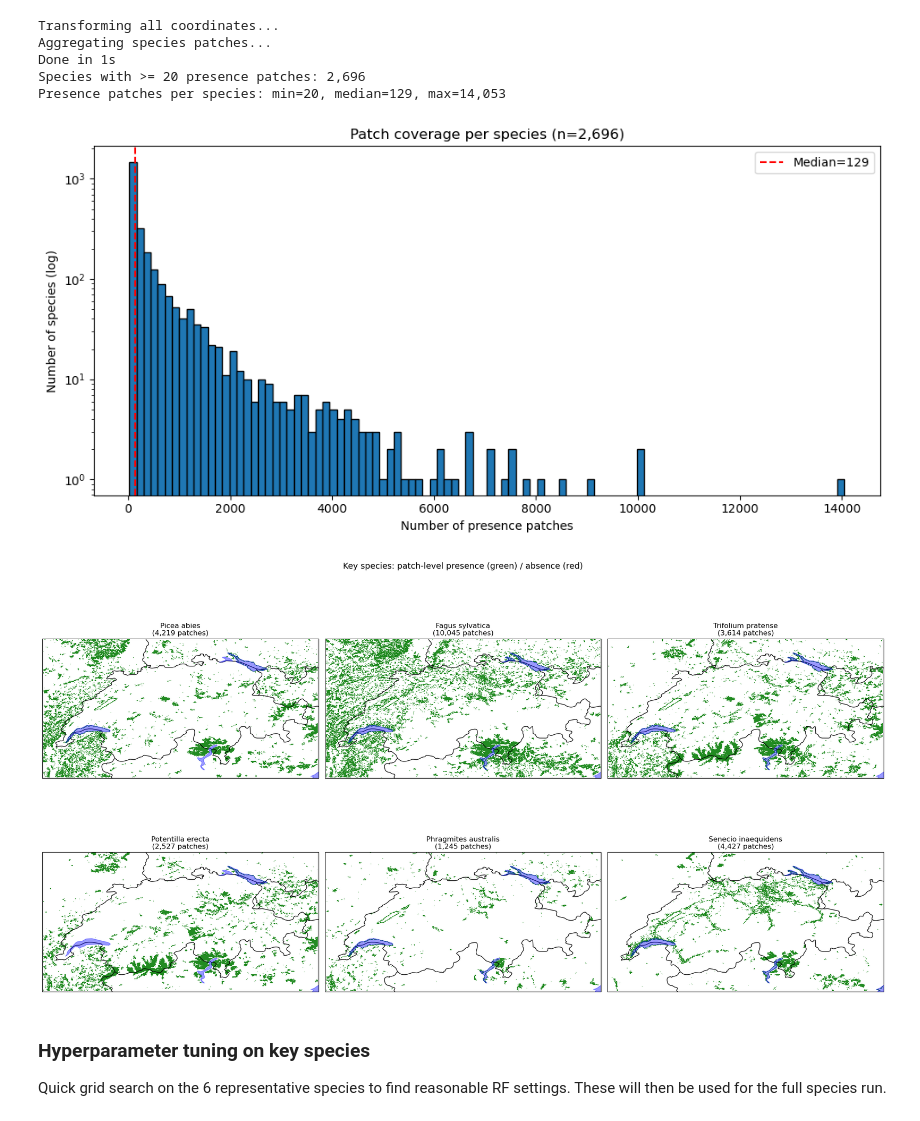
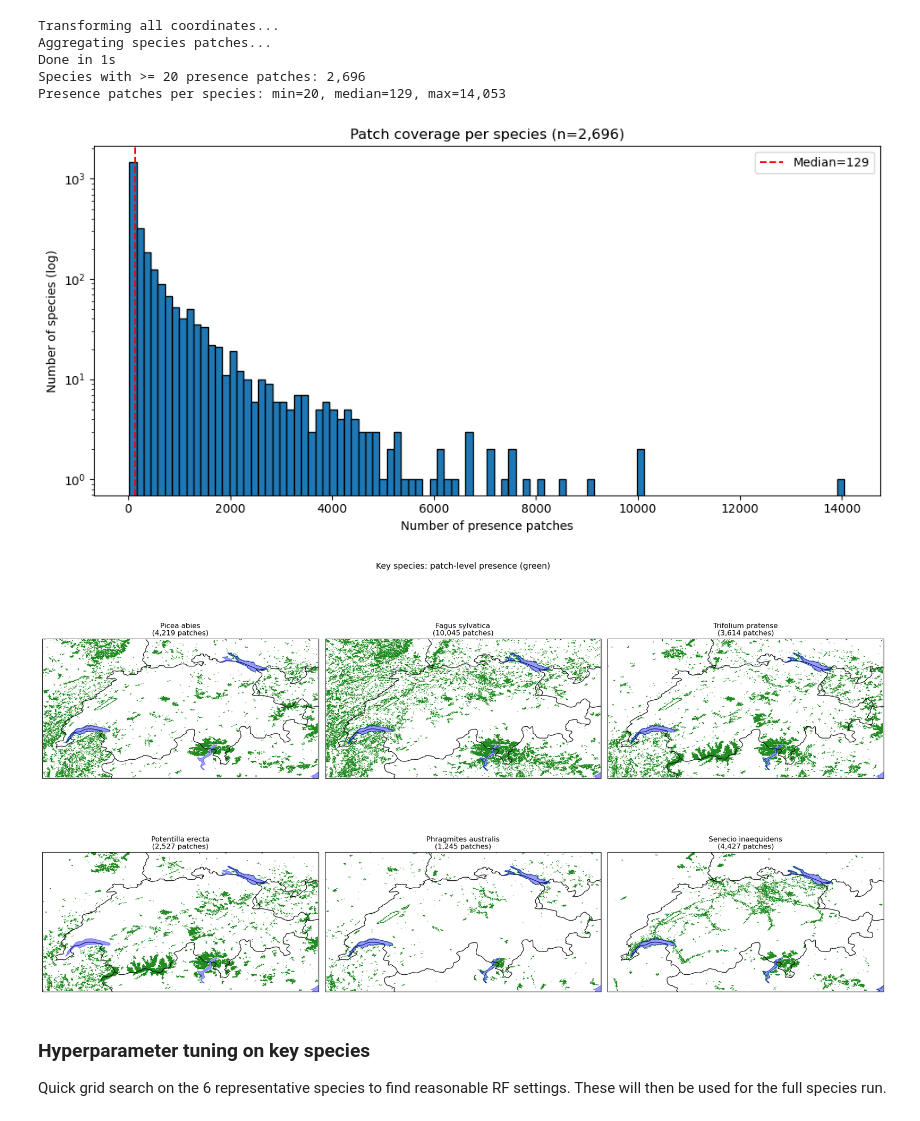
Before and after one commit to Kronmar-Bafu/cas-aml-project, a Jupyter notebook: 13_baseline_rf.ipynb, the cells around one changed output. Drawn from its saved outputs; the diff is of its cells as text; code cells hidden in the pictures.

```diff
--- a/13_baseline_rf.ipynb
+++ b/13_baseline_rf.ipynb
@@ -128,35 +128,35 @@ KEY_SPECIES = [
     'Potentilla erecta', 'Phragmites australis', 'Senecio inaequidens',
 ]
 
 step = 20
 extent = [BOUNDS['lon_min'], BOUNDS['lon_max'],
           BOUNDS['lat_min'], BOUNDS['lat_max']]
 
 fig, axes = plt.subplots(2, 3, figsize=(20, 12),
                          subplot_kw={'projection': ccrs.PlateCarree()})
 
 for ax, sp in zip(axes.flat, KEY_SPECIES):
     presence = species_patches.get(sp, set())
     # Build a binary presence map
     pres_mask = np.isin(patch_labels, list(presence)) & (patch_labels >= 0)
     display = np.where(pres_mask, 1, np.where(patch_labels >= 0, 0, np.nan))
         # 1 = present (green), 0 = absent (white), NaN = nodata (grey)
     display = np.where(pres_mask, 1.0, np.where(patch_labels >= 0, 0.0, np.nan))
     cmap_pres = ListedColormap(['white', 'forestgreen'])
 
     ax.imshow(display[::step, ::step], cmap=cmap_pres, vmin=0, vmax=1,
               extent=extent, origin='upper', interpolation='nearest',
               transform=ccrs.PlateCarree())
     ax.set_facecolor('#d9d9d9')  # grey background for nodata
 
     apply_map_decor(ax, f'{sp}\n({len(presence):,} patches)')
 
-plt.suptitle('Key species: patch-level presence (green) / absence (red)', fontsize=14)
+plt.suptitle('Key species: patch-level presence (green)', fontsize=14)
 plt.tight_layout()
 plt.show()
 # %% [output]
 [figure]
-[figure, old version]
+[figure, new version]
 # %% [markdown]
 ### Hyperparameter tuning on key species
 
```
Also changed, not shown: 1 other file.
